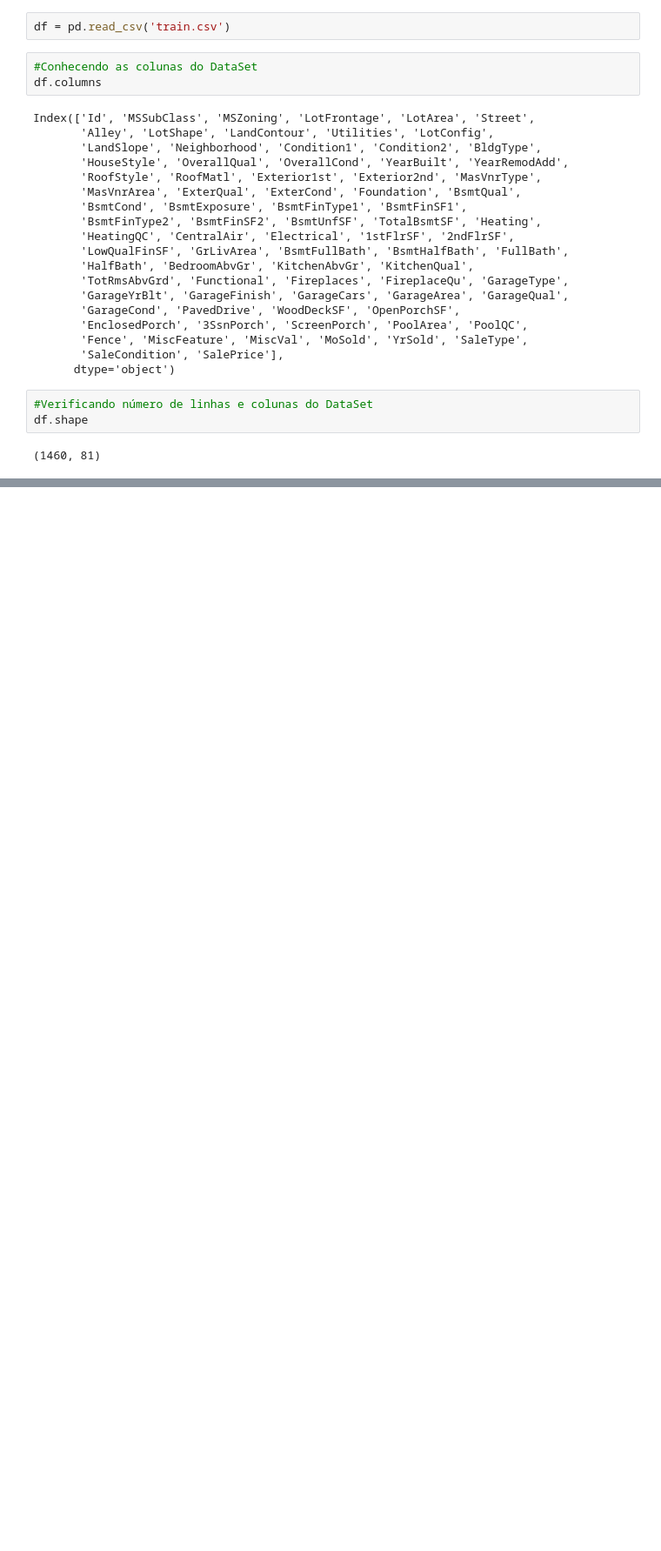
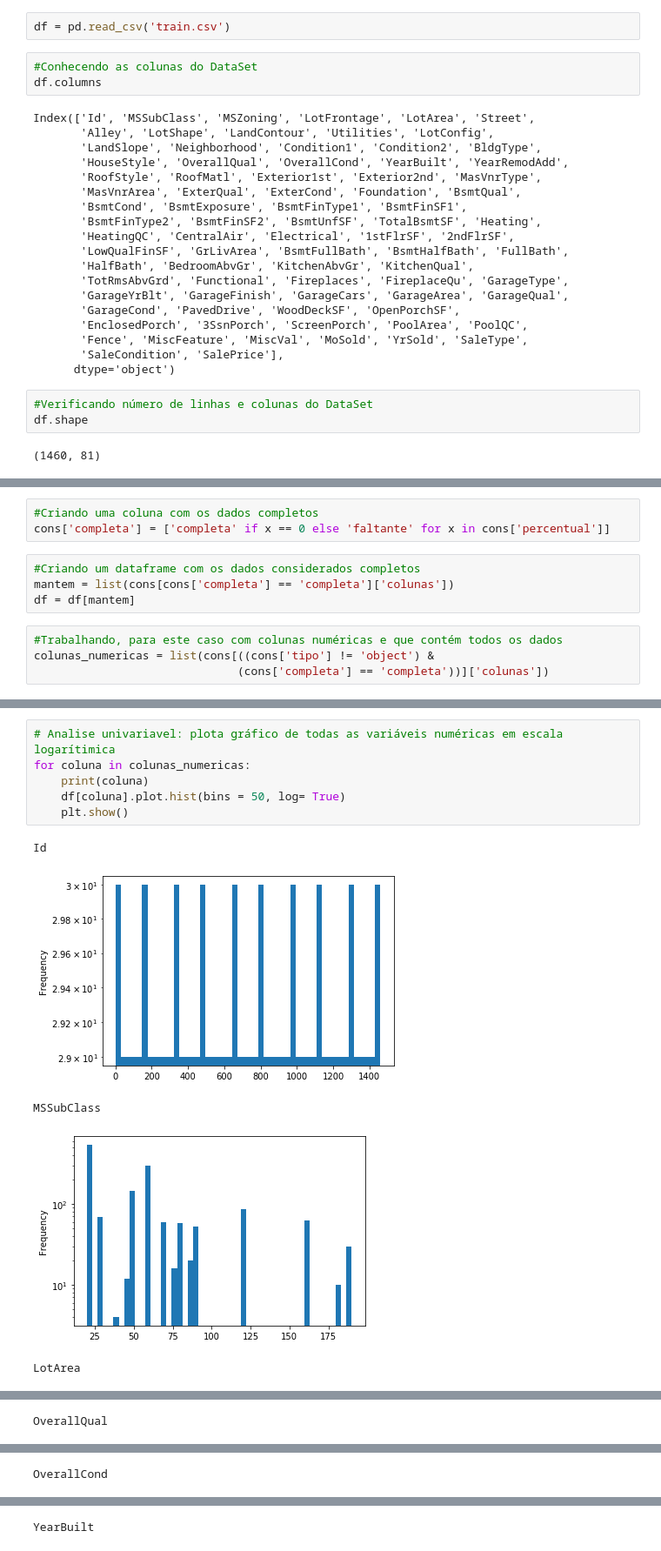
Before and after one commit to vvalcristina/datascience_codenation, a Jupyter notebook: Semana6/Semana 6- AceleraDev .ipynb, the cells around one changed output, grey strips where cells are left out. Shown at 87% size. Cells and saved outputs as stored; diff of their text form; blank space fills up the shorter version.

```diff
--- a/Semana6/Semana 6- AceleraDev .ipynb
+++ b/Semana6/Semana 6- AceleraDev .ipynb
@@ -43,0 +100,11 @@ Image("Diagrama.jpg")
+# %%
+#Criando uma coluna com os dados completos
+cons['completa'] = ['completa' if x == 0 else 'faltante' for x in cons['percentual']]
+# %%
+#Criando um dataframe com os dados considerados completos
+mantem = list(cons[cons['completa'] == 'completa']['colunas'])
+df = df[mantem]
+# %%
+#Trabalhando, para este caso com colunas numéricas e que contém todos os dados
+colunas_numericas = list(cons[((cons['tipo'] != 'object') &
+                              (cons['completa'] == 'completa'))]['colunas'])
@@ -43,0 +115,12 @@ Image("Diagrama.jpg")
+# %%
+# Analise univariavel: plota gráfico de todas as variáveis numéricas em escala logarítimica
+for coluna in colunas_numericas:
+    print(coluna)
+    df[coluna].plot.hist(bins = 50, log= True)
+    plt.show()
+# %% [output]
+Id
+[figure, added]
+MSSubClass
+[figure, added]
+LotArea
@@ -43,0 +128 @@ Image("Diagrama.jpg")
+OverallQual
@@ -43,0 +130 @@ Image("Diagrama.jpg")
+OverallCond
@@ -43,0 +132 @@ Image("Diagrama.jpg")
+YearBuilt
```
Also changed, not shown: parts of 61 cells of this notebook.
